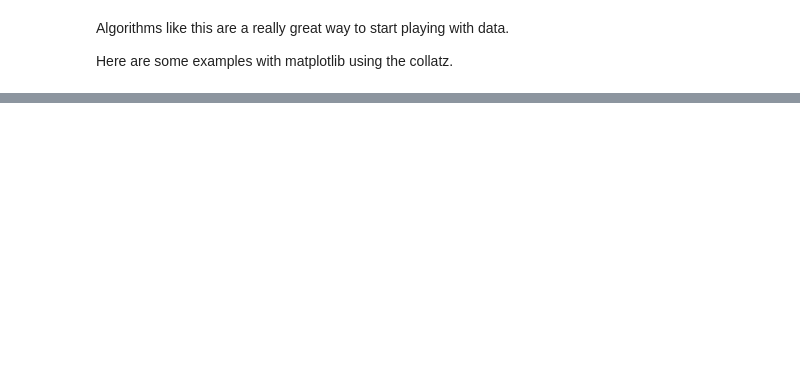
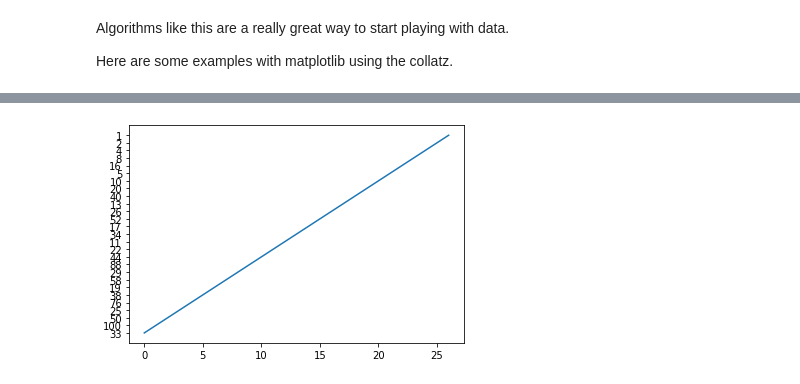
Before and after one commit to dillon101001/Interesting-scripts, a Jupyter notebook: The_collatz_conjecture.ipynb, the cells around one changed output, grey strips where cells are left out. Cells and saved outputs as stored; diff of their text form; code cells hidden in the pictures; blank space fills up the shorter version.

```diff
--- a/The_collatz_conjecture.ipynb
+++ b/The_collatz_conjecture.ipynb
@@ -28,0 +96,8 @@ Here are some examples with matplotlib using the collatz.
+# %%
+from matplotlib import pyplot as plt
+plt.plot(np.arange(0, len(outx)),outx)
+plt.show()
+ax.set(xlim=(0, len(outx)), xticks=np.arange(1, 15),
+       ylim=(0, 44), yticks=np.arange(1, 15))
+# %% [output]
+[figure, added]
```
Also changed, not shown: parts of 5 cells of this notebook.
